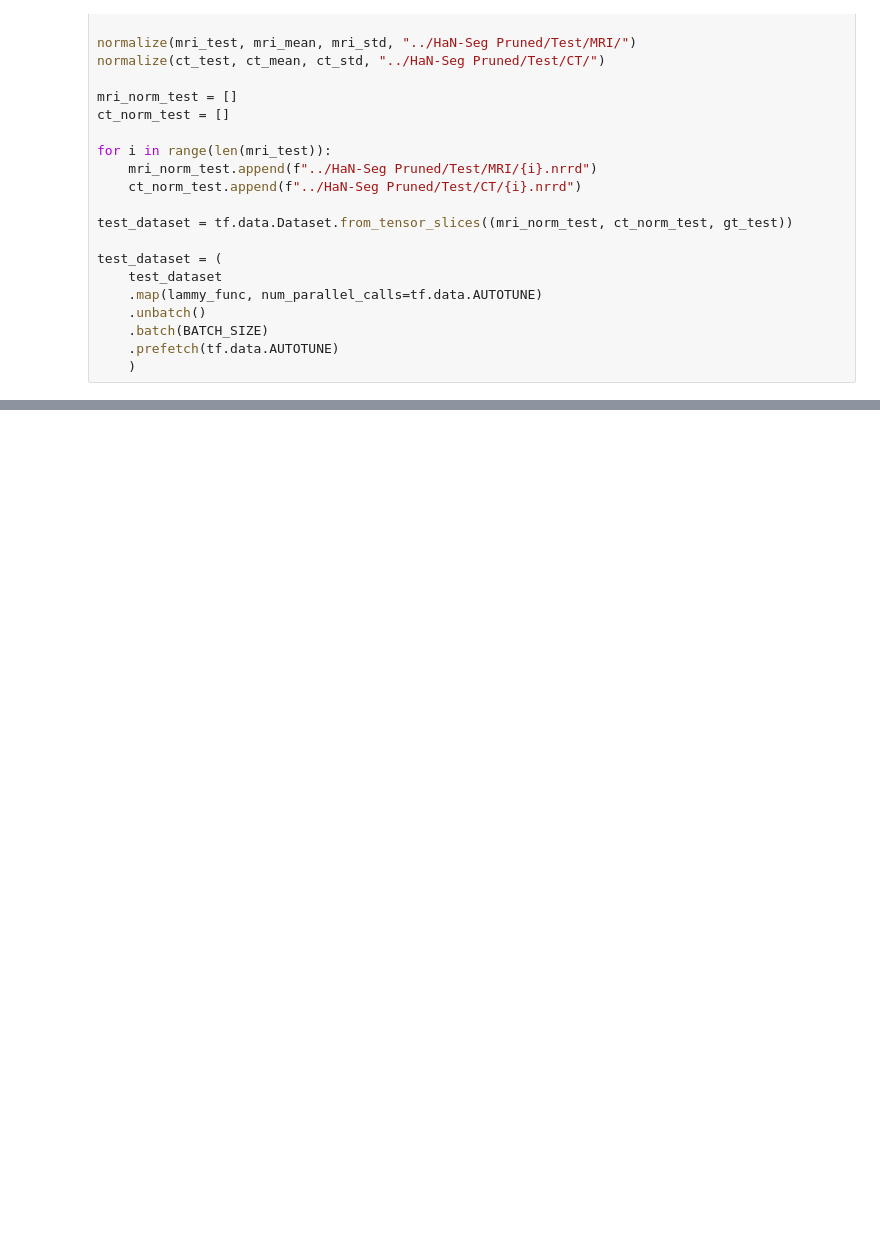
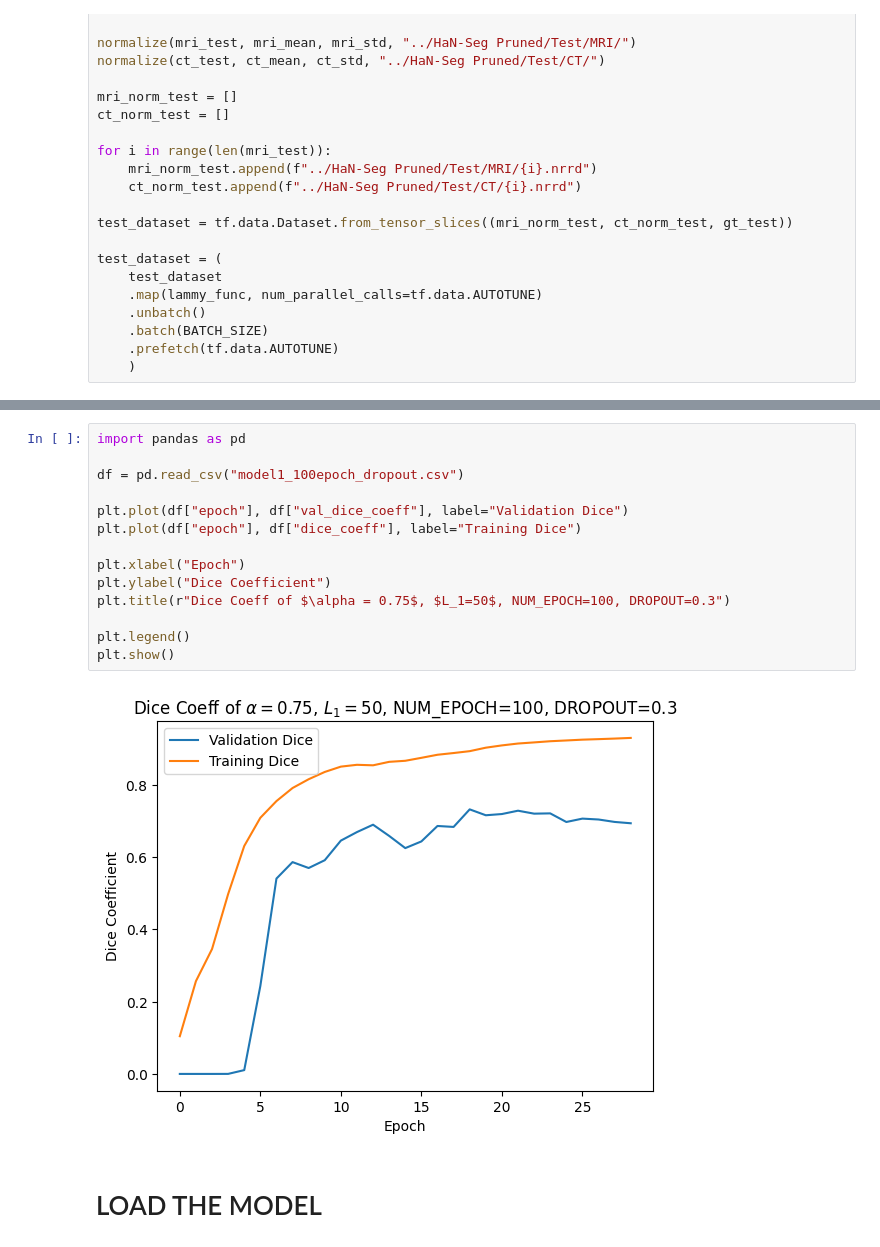
Before and after one commit to mlykwong/bmeg-591q-project, a Jupyter notebook: notebooks/Utils.ipynb, the cells around one changed output, grey strips where cells are left out. Drawn from its saved outputs; the diff is of its cells as text; blank space fills up the shorter version.

```diff
--- a/notebooks/Utils.ipynb
+++ b/notebooks/Utils.ipynb
@@ -472,0 +539,18 @@ model2.save("model2_good_150epoch.keras")
+# %%
+import pandas as pd
+
+df = pd.read_csv("model1_100epoch_dropout.csv")
+
+plt.plot(df["epoch"], df["val_dice_coeff"], label="Validation Dice")
+plt.plot(df["epoch"], df["dice_coeff"], label="Training Dice")
+
+plt.xlabel("Epoch")
+plt.ylabel("Dice Coefficient")
+plt.title(r"Dice Coeff of $\alpha = 0.75$, $L_1=50$, NUM_EPOCH=100, DROPOUT=0.3")
+
+plt.legend()
+plt.show()
+# %% [output]
+[figure, added]
+# %% [markdown]
+# LOAD THE MODEL
```
Also changed, not shown: parts of 14 cells of this notebook.
